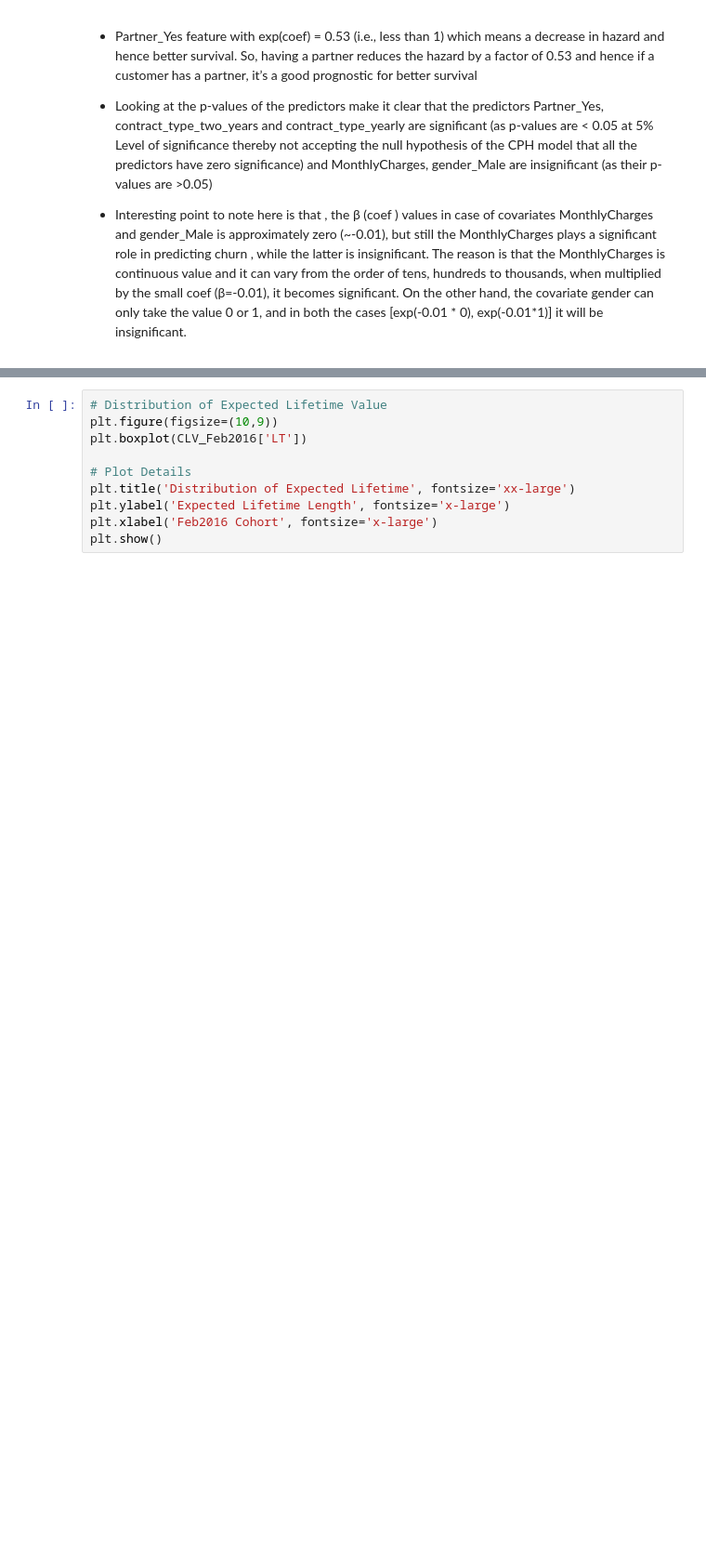
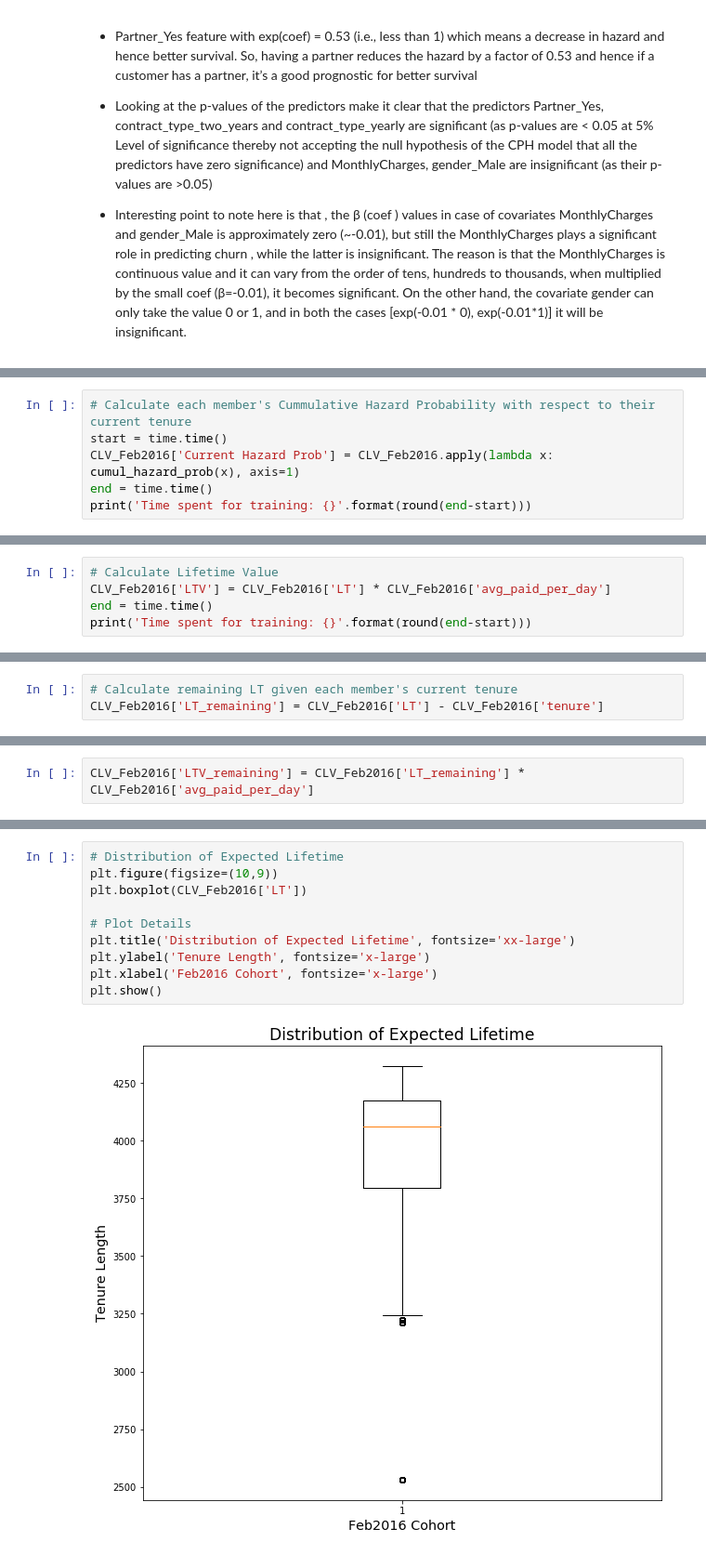
Before and after one commit to dangoML/Project-Portfolio, a Jupyter notebook: KKBox Part 3 - Customer Lifetime Value Analysis/KKBox LTV - Part 2 - Survival, Hazard, & LTV Analysis.ipynb, the cells around one changed output, grey strips where cells are left out. Shown at 93% size. Cells and saved outputs as stored; diff of their text form; blank space fills up the shorter version.

```diff
--- a/KKBox Part 3 - Customer Lifetime Value Analysis/KKBox LTV - Part 2 - Survival, Hazard, & LTV Analysis.ipynb
+++ b/KKBox Part 3 - Customer Lifetime Value Analysis/KKBox LTV - Part 2 - Survival, Hazard, & LTV Analysis.ipynb
@@ -336,0 +315,6 @@ sample
+# %%
+# Calculate each member's Cummulative Hazard Probability with respect to their current tenure
+start = time.time()
+CLV_Feb2016['Current Hazard Prob'] = CLV_Feb2016.apply(lambda x: cumul_hazard_prob(x), axis=1)
+end = time.time()
+print('Time spent for training: {}'.format(round(end-start)))
@@ -348,0 +335,5 @@ CLV_Feb2016['LTV'] = CLV_Feb2016['LT'] * CLV_Feb2016['avg_paid_per_day']
+# %%
+# Calculate Lifetime Value
+CLV_Feb2016['LTV'] = CLV_Feb2016['LT'] * CLV_Feb2016['avg_paid_per_day']
+end = time.time()
+print('Time spent for training: {}'.format(round(end-start)))
@@ -348,0 +370,3 @@ CLV_Feb2016['LTV'] = CLV_Feb2016['LT'] * CLV_Feb2016['avg_paid_per_day']
+# %%
+# Calculate remaining LT given each member's current tenure
+CLV_Feb2016['LT_remaining'] = CLV_Feb2016['LT'] - CLV_Feb2016['tenure']
@@ -348,0 +379,2 @@ CLV_Feb2016['LTV'] = CLV_Feb2016['LT'] * CLV_Feb2016['avg_paid_per_day']
+# %%
+CLV_Feb2016['LTV_remaining'] = CLV_Feb2016['LT_remaining'] * CLV_Feb2016['avg_paid_per_day']
@@ -359,10 +399,12 @@ plt.show()
 # %%
-# Distribution of Expected Lifetime Value
+# Distribution of Expected Lifetime
 plt.figure(figsize=(10,9))
 plt.boxplot(CLV_Feb2016['LT'])
 
 # Plot Details
 plt.title('Distribution of Expected Lifetime', fontsize='xx-large')
-plt.ylabel('Expected Lifetime Length', fontsize='x-large')
+plt.ylabel('Tenure Length', fontsize='x-large')
 plt.xlabel('Feb2016 Cohort', fontsize='x-large')
 plt.show()
+# %% [output]
+[figure, added]
```
Also changed, not shown: parts of 61 cells of this notebook, 5 other files.
